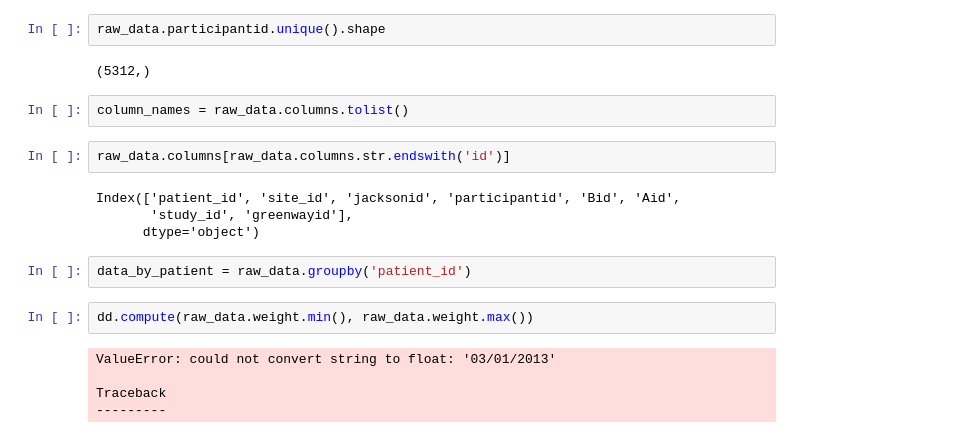
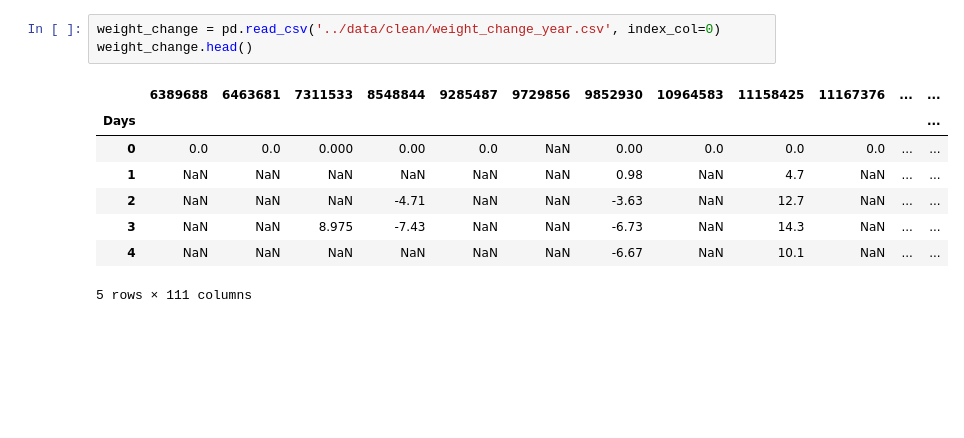
Before and after one commit to fonnesbeck/psychosocial_determinants_bmi, a Jupyter notebook: notebooks/BMI Trajectories.ipynb, the cells around one changed output. Cells and saved outputs as stored; diff of their text form; blank space fills up the shorter version.

```diff
--- a/notebooks/BMI Trajectories.ipynb
+++ b/notebooks/BMI Trajectories.ipynb
@@ -51,21 +12,12 @@ raw_data.patient_id_jackson.unique().shape
-# %%
-raw_data.participantid.unique().shape
-# %% [output]
-(5312,)
-# %%
-column_names = raw_data.columns.tolist()
-# %%
-raw_data.columns[raw_data.columns.str.endswith('id')]
-# %% [output]
-Index(['patient_id', 'site_id', 'jacksonid', 'participantid', 'Bid', 'Aid',
-       'study_id', 'greenwayid'],
-      dtype='object')
-# %%
-data_by_patient = raw_data.groupby('patient_id')
-# %%
-dd.compute(raw_data.weight.min(), raw_data.weight.max())
-# %% [output]
-ValueError: could not convert string to float: '03/01/2013'
-
-Traceback
----------
+# %%
+weight_change = pd.read_csv('../data/clean/weight_change_year.csv', index_col=0)
+weight_change.head()
+# %% [output]
+|  | 6389688 | 6463681 | 7311533 | 8548844 | 9285487 | 9729856 | 9852930 | 10964583 | 11158425 | 11167376 | ... | ... |
+| Days |  |  |  |  |  |  |  |  |  |  |  | ... |
+| 0 | 0.0 | 0.0 | 0.000 | 0.00 | 0.0 | NaN | 0.00 | 0.0 | 0.0 | 0.0 | ... | ... |
+| 1 | NaN | NaN | NaN | NaN | NaN | NaN | 0.98 | NaN | 4.7 | NaN | ... | ... |
+| 2 | NaN | NaN | NaN | -4.71 | NaN | NaN | -3.63 | NaN | 12.7 | NaN | ... | ... |
+| 3 | NaN | NaN | 8.975 | -7.43 | NaN | NaN | -6.73 | NaN | 14.3 | NaN | ... | ... |
+| 4 | NaN | NaN | NaN | NaN | NaN | NaN | -6.67 | NaN | 10.1 | NaN | ... | ... |
+5 rows × 111 columns
```
Also changed, not shown: parts of 16 cells of this notebook, 1 other file.
